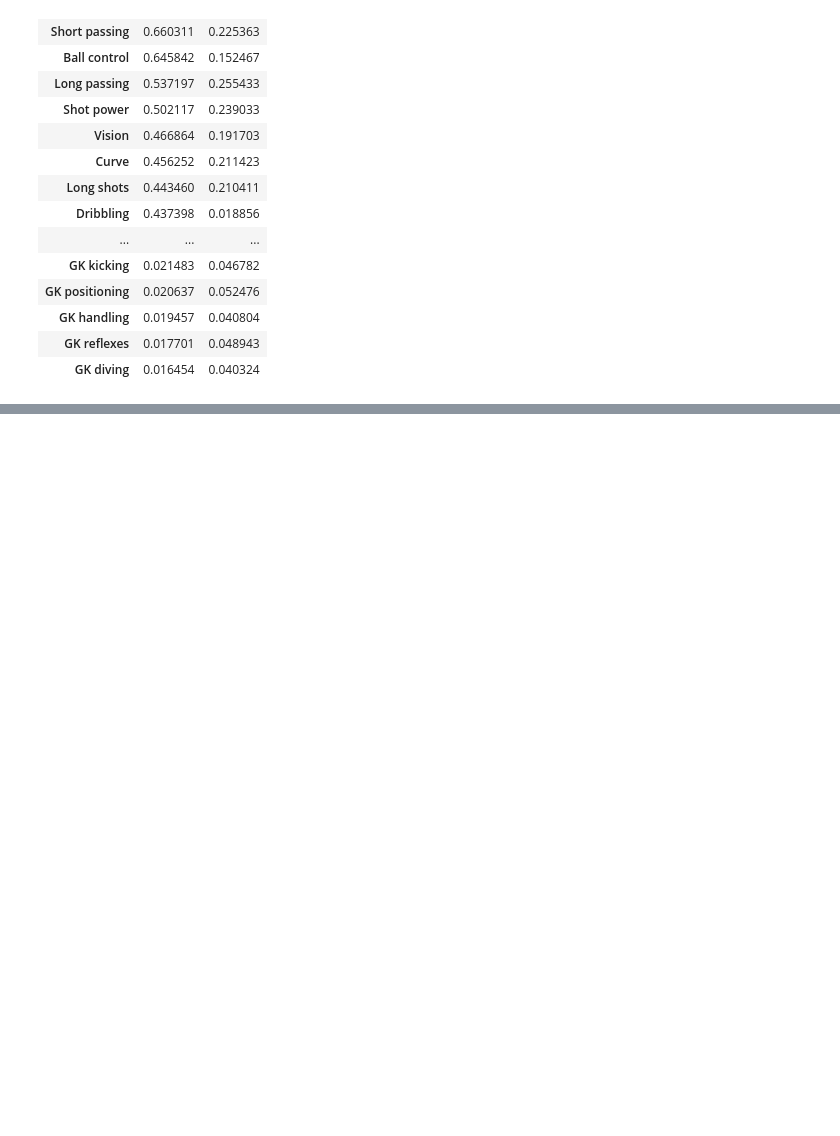
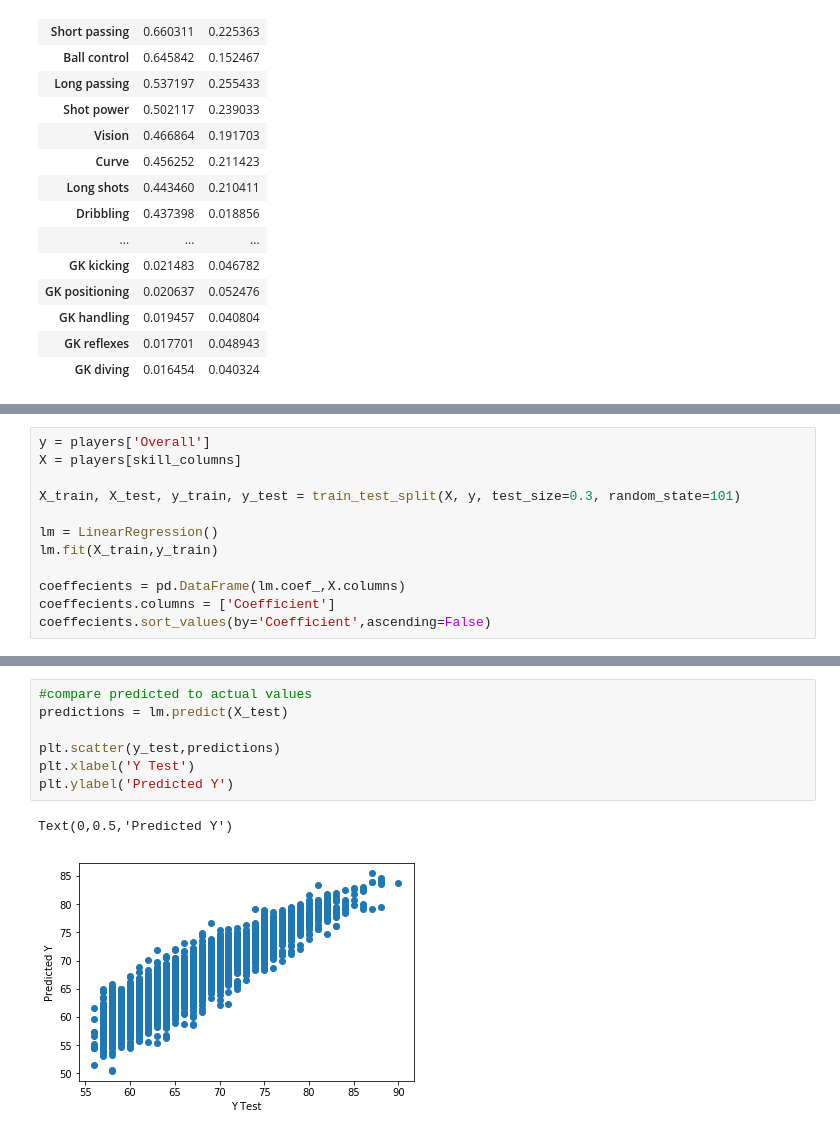
Before and after one commit to ncernek/fifa_analysis, a Jupyter notebook: secondary_analyses/skill_prediction.ipynb, the cells around one changed output, grey strips where cells are left out. Cells and saved outputs as stored; diff of their text form; blank space fills up the shorter version.

```diff
--- a/secondary_analyses/predict_performance.ipynb
+++ b/secondary_analyses/skill_prediction.ipynb
@@ -316,0 +312,12 @@ it appears that the best model is when you use the most features.
+# %%
+y = players['Overall']
+X = players[skill_columns]
+
+X_train, X_test, y_train, y_test = train_test_split(X, y, test_size=0.3, random_state=101)
+
+lm = LinearRegression()
+lm.fit(X_train,y_train)
+
+coeffecients = pd.DataFrame(lm.coef_,X.columns)
+coeffecients.columns = ['Coefficient']
+coeffecients.sort_values(by='Coefficient',ascending=False)
@@ -316,0 +342,10 @@ it appears that the best model is when you use the most features.
+# %%
+#compare predicted to actual values
+predictions = lm.predict(X_test)
+
+plt.scatter(y_test,predictions)
+plt.xlabel('Y Test')
+plt.ylabel('Predicted Y')
+# %% [output]
+Text(0,0.5,'Predicted Y')
+[figure, added]
```
Also changed, not shown: parts of 40 cells of this notebook, 5 other files.
